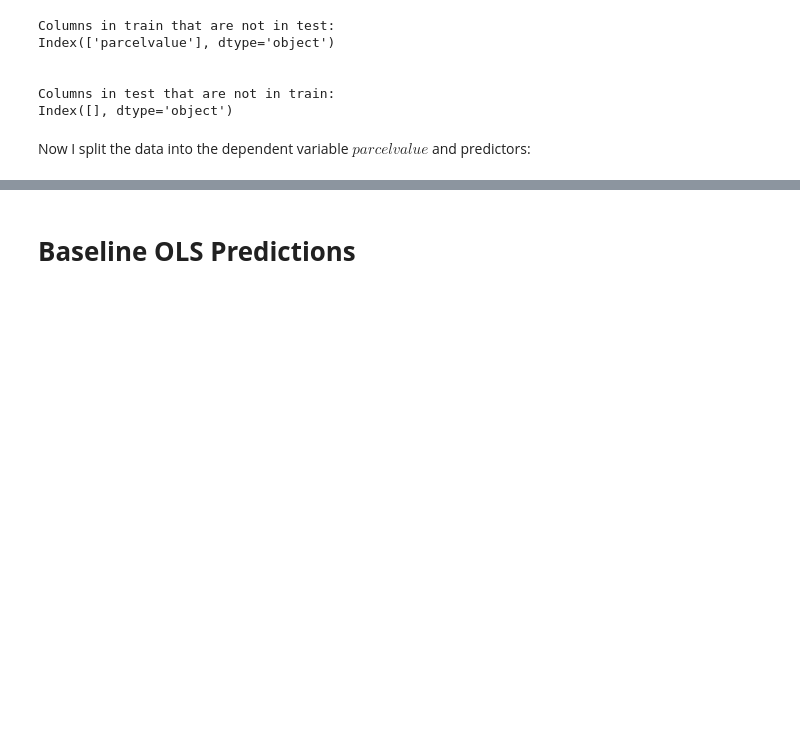
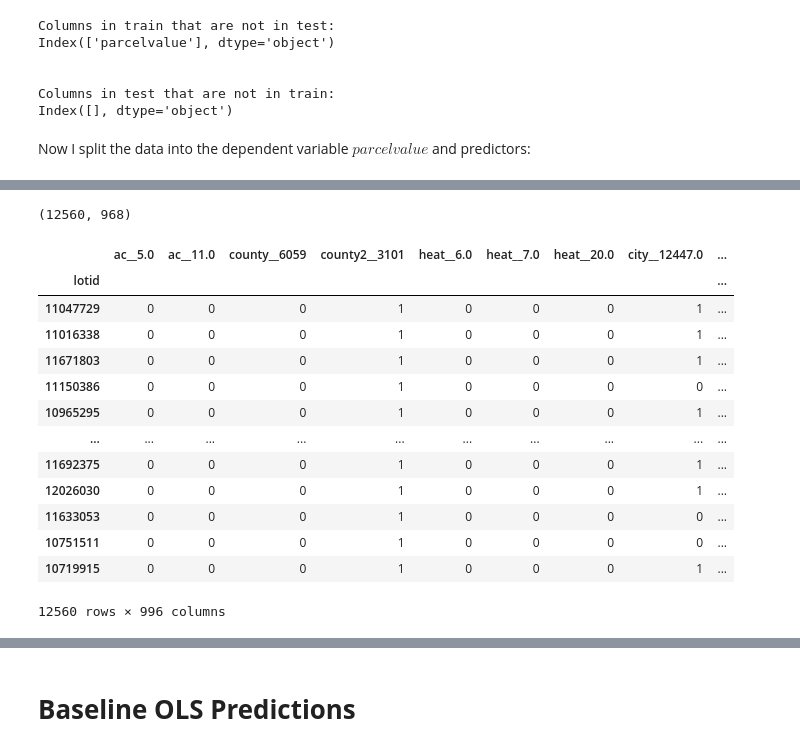
Before and after one commit to MathiasSchindlerCPH/BSE-CML1-repo, a Jupyter notebook: Project1_LinearModels/Mathias_Schindler_linmodels_project.ipynb, the cells around one changed output, grey strips where cells are left out. Saved outputs shown, nothing was run; the diff lists cells and outputs as text; code cells hidden in the pictures; blank space fills up the shorter version.

Commit message:
add polynomial features

```diff
--- a/Project1_LinearModels/Mathias_Schindler_linmodels_project.ipynb
+++ b/Project1_LinearModels/Mathias_Schindler_linmodels_project.ipynb
@@ -388,0 +399,49 @@ x.shape
+# %%
+from sklearn.preprocessing import PolynomialFeatures as plf
+
+# Set degree
+degree = 3
+
+# Instantiate
+poly = plf(degree, include_bias = False)
+
+# For both train and test dataset:
+for k in [x, test_clean]:
+  # Fit and transform features
+  k = poly.fit_transform(k)
+
+  # Add feature names
+  poly_col_names = poly.get_feature_names(train_clean.columns)
+  k = pd.DataFrame(k, columns = poly_col_names)
+# %%
+# TRAIN
+x_poly = x.iloc[:,0:16]
+#poly_col_names = poly.get_feature_names(x_poly.columns)
+
+# Fit and transform features
+x_poly = poly.fit_transform(x_poly)
+
+# Add feature names
+#x_poly = pd.DataFrame(x_poly, columns = poly_col_names, index = train_clean.index)
+x_poly = pd.DataFrame(x_poly, index = train_clean.index)
+print(x_poly.shape)
+
+# Put training dataset back together
+x = pd.concat([x.iloc[:,16:], x_poly], axis = 1)
+x
+# %% [output]
+(12560, 968)
+|  | ac__5.0 | ac__11.0 | county__6059 | county2__3101 | heat__6.0 | heat__7.0 | heat__20.0 | city__12447.0 | ... |
+| lotid |  |  |  |  |  |  |  |  | ... |
+| 11047729 | 0 | 0 | 0 | 1 | 0 | 0 | 0 | 1 | ... |
+| 11016338 | 0 | 0 | 0 | 1 | 0 | 0 | 0 | 1 | ... |
+| 11671803 | 0 | 0 | 0 | 1 | 0 | 0 | 0 | 1 | ... |
+| 11150386 | 0 | 0 | 0 | 1 | 0 | 0 | 0 | 0 | ... |
+| 10965295 | 0 | 0 | 0 | 1 | 0 | 0 | 0 | 1 | ... |
+| ... | ... | ... | ... | ... | ... | ... | ... | ... | ... |
+| 11692375 | 0 | 0 | 0 | 1 | 0 | 0 | 0 | 1 | ... |
+| 12026030 | 0 | 0 | 0 | 1 | 0 | 0 | 0 | 1 | ... |
+| 11633053 | 0 | 0 | 0 | 1 | 0 | 0 | 0 | 0 | ... |
+| 10751511 | 0 | 0 | 0 | 1 | 0 | 0 | 0 | 0 | ... |
+| 10719915 | 0 | 0 | 0 | 1 | 0 | 0 | 0 | 1 | ... |
+12560 rows × 996 columns
```
Also changed, not shown: parts of 8 cells of this notebook.
